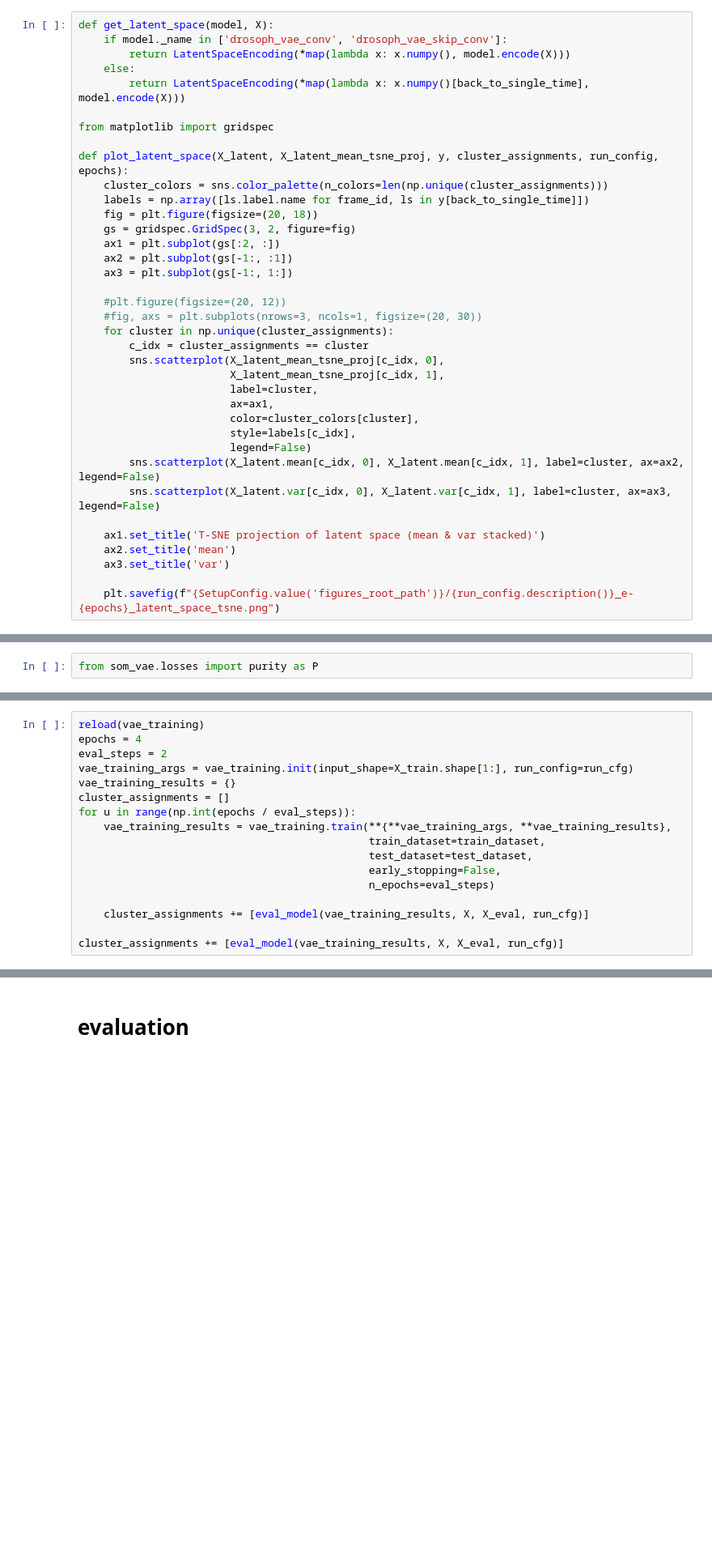
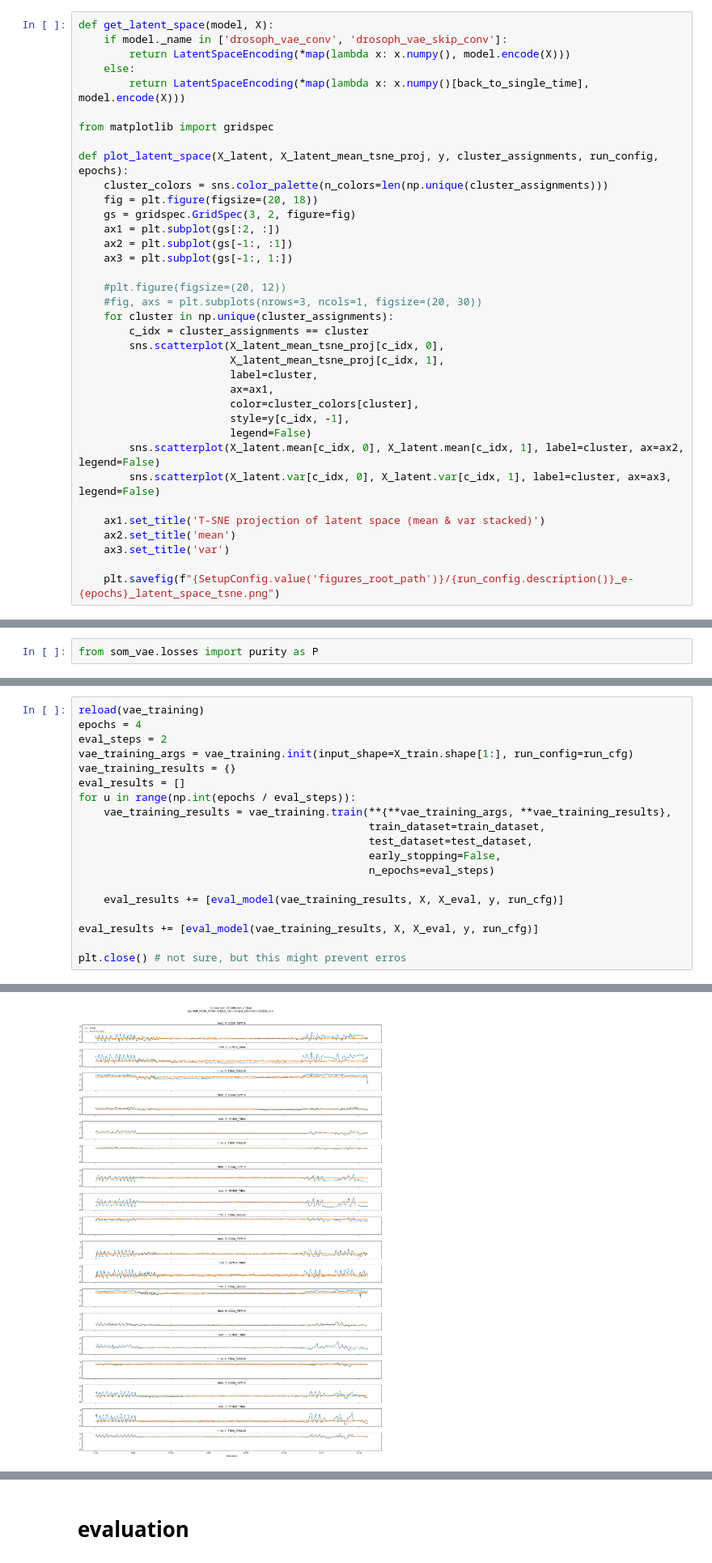
Before and after one commit to samuelsmal/drosophVAE, a Jupyter notebook: reparam_vae.ipynb, the cells around one changed output, grey strips where cells are left out. Shown at 81% size. Drawn from its saved outputs; the diff is of its cells as text; blank space fills up the shorter version.

```diff
--- a/reparam_vae.ipynb
+++ b/reparam_vae.ipynb
@@ -398,7 +403,6 @@ from matplotlib import gridspec
 
 def plot_latent_space(X_latent, X_latent_mean_tsne_proj, y, cluster_assignments, run_config, epochs):
     cluster_colors = sns.color_palette(n_colors=len(np.unique(cluster_assignments)))
-    labels = np.array([ls.label.name for frame_id, ls in y[back_to_single_time]])
     fig = plt.figure(figsize=(20, 18))
     gs = gridspec.GridSpec(3, 2, figure=fig)
     ax1 = plt.subplot(gs[:2, :])
@@ -414,7 +418,7 @@ def plot_latent_space(X_latent, X_latent_mean_tsne_proj, y, cluster_assignments,
                         label=cluster,
                         ax=ax1,
                         color=cluster_colors[cluster],
-                        style=labels[c_idx],
+                        style=y[c_idx, -1],
                         legend=False)
         sns.scatterplot(X_latent.mean[c_idx, 0], X_latent.mean[c_idx, 1], label=cluster, ax=ax2, legend=False)
         sns.scatterplot(X_latent.var[c_idx, 0], X_latent.var[c_idx, 1], label=cluster, ax=ax3, legend=False)
@@ -560,7 +539,7 @@ epochs = 4
 eval_steps = 2
 vae_training_args = vae_training.init(input_shape=X_train.shape[1:], run_config=run_cfg)
 vae_training_results = {}
-cluster_assignments = []
+eval_results = []
 for u in range(np.int(epochs / eval_steps)):
     vae_training_results = vae_training.train(**{**vae_training_args, **vae_training_results},
                                               train_dataset=train_dataset,
@@ -568,9 +547,11 @@ for u in range(np.int(epochs / eval_steps)):
                                               early_stopping=False,
                                               n_epochs=eval_steps)
 
-    cluster_assignments += [eval_model(vae_training_results, X, X_eval, run_cfg)]
+    eval_results += [eval_model(vae_training_results, X, X_eval, y, run_cfg)]
 
-cluster_assignments += [eval_model(vae_training_results, X, X_eval, run_cfg)]
+eval_results += [eval_model(vae_training_results, X, X_eval, y, run_cfg)]
+
+plt.close() # not sure, but this might prevent erros
 # %% [output]
 Using model: ModelType.SKIP_PADD_CONV
 [18 17 16 15 15 14 13 13 12 11 10 10  9  8  8]
@@ -595,0 +576 @@ NotFoundError: Resource localhost/logdir:/home/samuel/neural_clustering_data/tva
+[figure, added]
```
Also changed, not shown: parts of 12 cells of this notebook, 5 other files.
